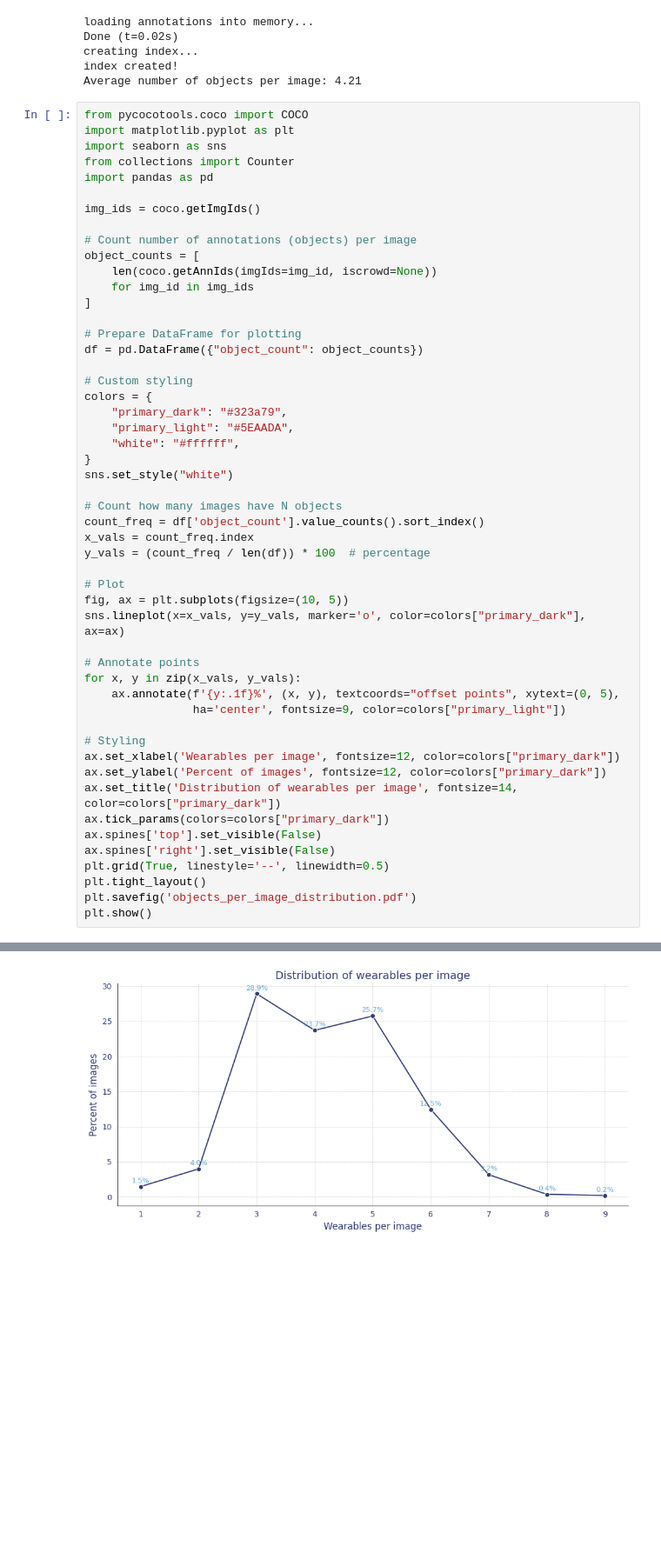
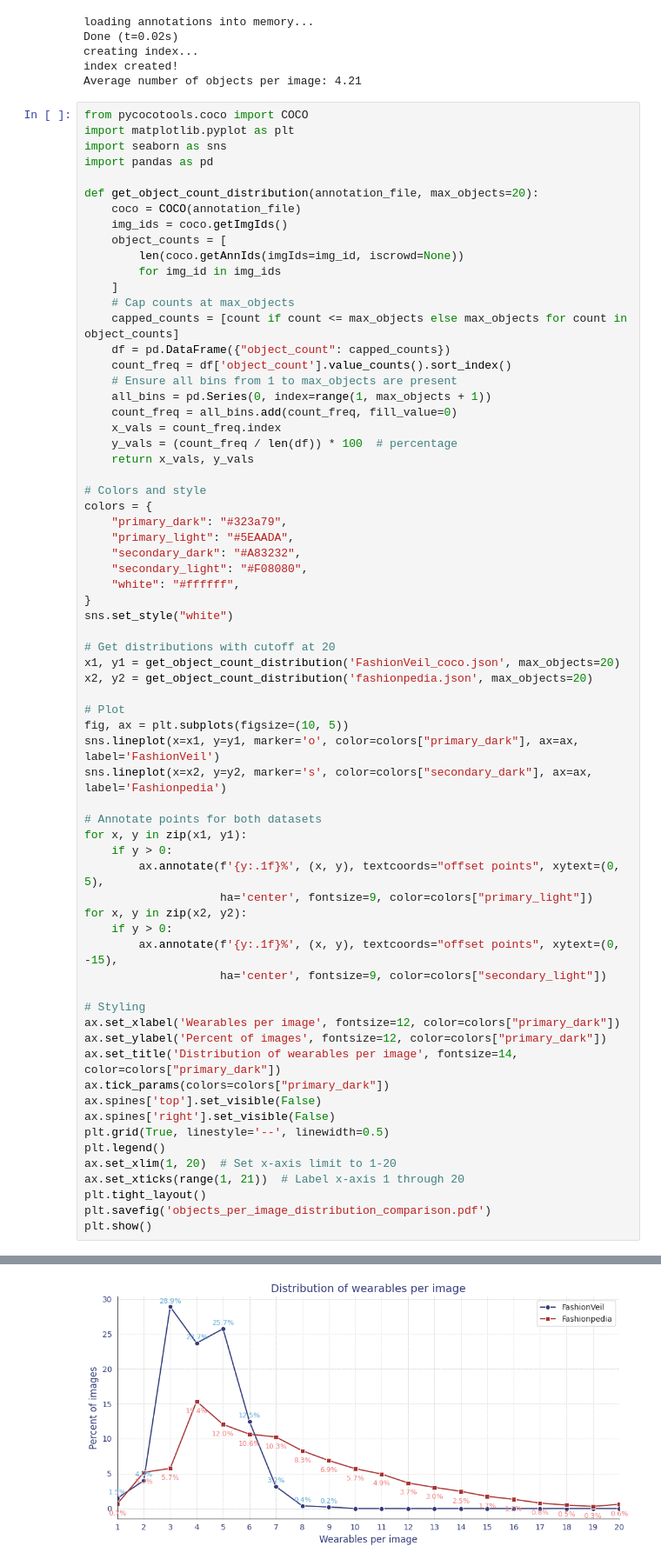
Before and after one commit to DatSplit/FashionVeil, a Jupyter notebook: dataset_preprocessing/FashionVeil_analysis.ipynb, the cells around one changed output, grey strips where cells are left out. Shown at 87% size. Saved outputs shown, nothing was run; the diff lists cells and outputs as text; blank space fills up the shorter version.

```diff
--- a/dataset_preprocessing/FashionVeil_analysis.ipynb
+++ b/dataset_preprocessing/FashionVeil_analysis.ipynb
@@ -158,41 +190,54 @@ Average number of objects per image: 4.21
 from pycocotools.coco import COCO
 import matplotlib.pyplot as plt
 import seaborn as sns
-from collections import Counter
 import pandas as pd
 
-img_ids = coco.getImgIds()
+def get_object_count_distribution(annotation_file, max_objects=20):
+    coco = COCO(annotation_file)
+    img_ids = coco.getImgIds()
+    object_counts = [
+        len(coco.getAnnIds(imgIds=img_id, iscrowd=None))
+        for img_id in img_ids
+    ]
+    # Cap counts at max_objects
+    capped_counts = [count if count <= max_objects else max_objects for count in object_counts]
+    df = pd.DataFrame({"object_count": capped_counts})
+    count_freq = df['object_count'].value_counts().sort_index()
+    # Ensure all bins from 1 to max_objects are present
+    all_bins = pd.Series(0, index=range(1, max_objects + 1))
+    count_freq = all_bins.add(count_freq, fill_value=0)
+    x_vals = count_freq.index
+    y_vals = (count_freq / len(df)) * 100  # percentage
+    return x_vals, y_vals
 
-# Count number of annotations (objects) per image
-object_counts = [
-    len(coco.getAnnIds(imgIds=img_id, iscrowd=None))
-    for img_id in img_ids
-]
-
-# Prepare DataFrame for plotting
-df = pd.DataFrame({"object_count": object_counts})
-
-# Custom styling
+# Colors and style
 colors = {
     "primary_dark": "#323a79",
     "primary_light": "#5EAADA",
+    "secondary_dark": "#A83232",
+    "secondary_light": "#F08080",
     "white": "#ffffff",
 }
 sns.set_style("white")
 
-# Count how many images have N objects
-count_freq = df['object_count'].value_counts().sort_index()
-x_vals = count_freq.index
-y_vals = (count_freq / len(df)) * 100  # percentage
+# Get distributions with cutoff at 20
+x1, y1 = get_object_count_distribution('FashionVeil_coco.json', max_objects=20)
+x2, y2 = get_object_count_distribution('fashionpedia.json', max_objects=20)
 
 # Plot
 fig, ax = plt.subplots(figsize=(10, 5))
-sns.lineplot(x=x_vals, y=y_vals, marker='o', color=colors["primary_dark"], ax=ax)
+sns.lineplot(x=x1, y=y1, marker='o', color=colors["primary_dark"], ax=ax, label='FashionVeil')
+sns.lineplot(x=x2, y=y2, marker='s', color=colors["secondary_dark"], ax=ax, label='Fashionpedia')
 
-# Annotate points
-for x, y in zip(x_vals, y_vals):
-    ax.annotate(f'{y:.1f}%', (x, y), textcoords="offset points", xytext=(0, 5),
-                ha='center', fontsize=9, color=colors["primary_light"])
+# Annotate points for both datasets
+for x, y in zip(x1, y1):
+    if y > 0:
+        ax.annotate(f'{y:.1f}%', (x, y), textcoords="offset points", xytext=(0, 5),
+                    ha='center', fontsize=9, color=colors["primary_light"])
+for x, y in zip(x2, y2):
+    if y > 0:
+        ax.annotate(f'{y:.1f}%', (x, y), textcoords="offset points", xytext=(0, -15),
+                    ha='center', fontsize=9, color=colors["secondary_light"])
 
 # Styling
 ax.set_xlabel('Wearables per image', fontsize=12, color=colors["primary_dark"])
@@ -202,7 +247,10 @@ ax.tick_params(colors=colors["primary_dark"])
 ax.spines['top'].set_visible(False)
 ax.spines['right'].set_visible(False)
 plt.grid(True, linestyle='--', linewidth=0.5)
+plt.legend()
+ax.set_xlim(1, 20)  # Set x-axis limit to 1-20
+ax.set_xticks(range(1, 21))  # Label x-axis 1 through 20
 plt.tight_layout()
-plt.savefig('objects_per_image_distribution.pdf')
+plt.savefig('objects_per_image_distribution_comparison.pdf')
 plt.show()
 # %% [output]
@@ -209,4 +265,4 @@ plt.show()
-[figure, old version]
+[figure, new version]
 # %%
 
 # Prepare DataFrame for plotting
```
Also changed, not shown: parts of 4 cells of this notebook, 8 other files.
